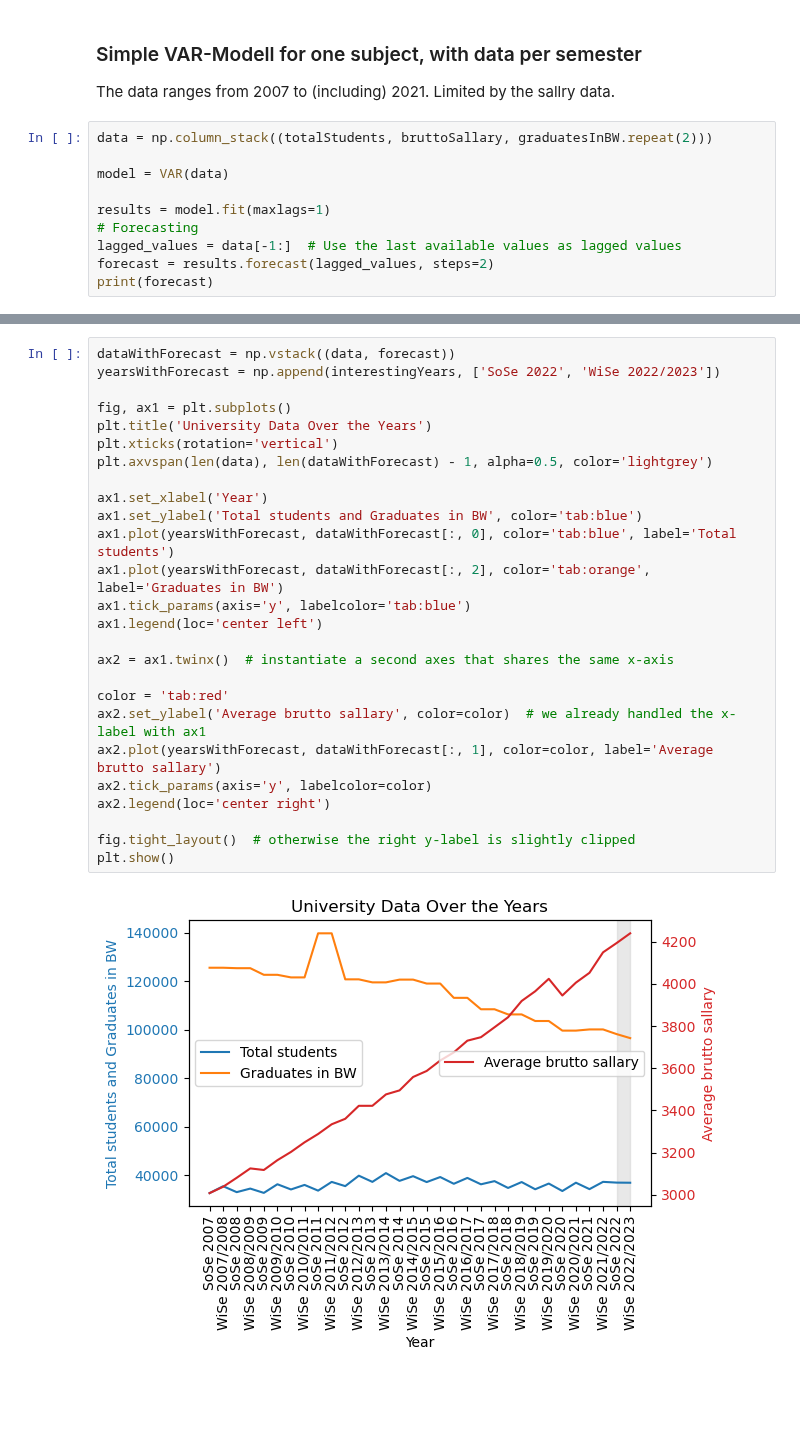
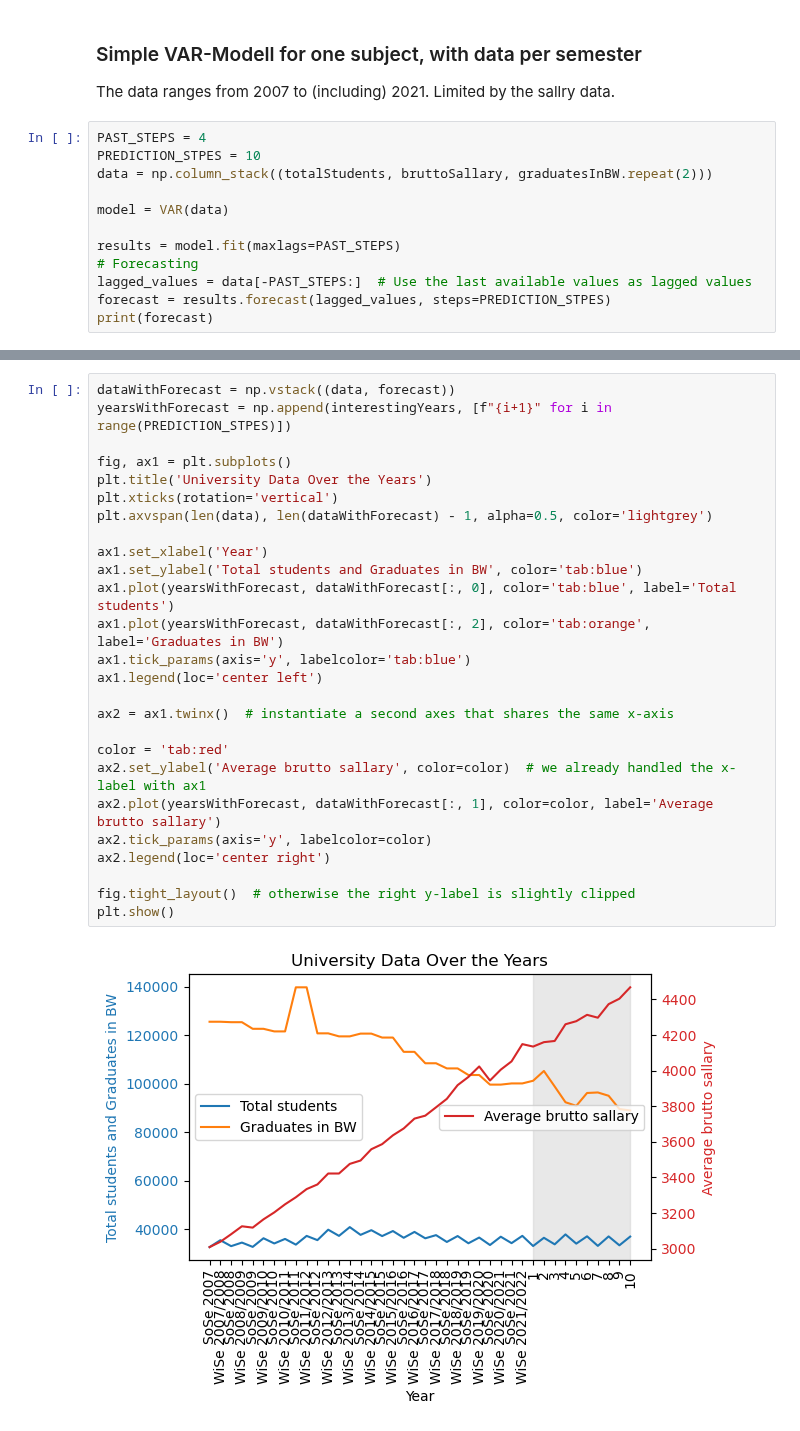
Before and after one commit to mxs01/AnalysingStudentDevelopment, a Jupyter notebook: code/regression.ipynb, the cells around one changed output, grey strips where cells are left out. Cells and saved outputs as stored; diff of their text form; blank space fills up the shorter version.

Commit message:
adjust lag and forecast

```diff
--- a/code/regression.ipynb
+++ b/code/regression.ipynb
@@ -71,13 +71,15 @@ plt.show()
 The data ranges from 2007 to (including) 2021.
 Limited by the sallry data.
 # %%
+PAST_STEPS = 4
+PREDICTION_STPES = 10
 data = np.column_stack((totalStudents, bruttoSallary, graduatesInBW.repeat(2)))
 
 model = VAR(data)
 
-results = model.fit(maxlags=1)
+results = model.fit(maxlags=PAST_STEPS)
 # Forecasting
-lagged_values = data[-1:]  # Use the last available values as lagged values
-forecast = results.forecast(lagged_values, steps=2)
+lagged_values = data[-PAST_STEPS:]  # Use the last available values as lagged values
+forecast = results.forecast(lagged_values, steps=PREDICTION_STPES)
 print(forecast)
 # %% [output]
@@ -86,28 +96,28 @@ print(forecast)
 # %%
 dataWithForecast = np.vstack((data, forecast))
-yearsWithForecast = np.append(interestingYears, ['SoSe 2022', 'WiSe 2022/2023'])
+yearsWithForecast = np.append(interestingYears, [f"{i+1}" for i in range(PREDICTION_STPES)])
 
 fig, ax1 = plt.subplots()
 plt.title('University Data Over the Years')
 plt.xticks(rotation='vertical')
 plt.axvspan(len(data), len(dataWithForecast) - 1, alpha=0.5, color='lightgrey')
 
 ax1.set_xlabel('Year')
 ax1.set_ylabel('Total students and Graduates in BW', color='tab:blue')
 ax1.plot(yearsWithForecast, dataWithForecast[:, 0], color='tab:blue', label='Total students')
 ax1.plot(yearsWithForecast, dataWithForecast[:, 2], color='tab:orange', label='Graduates in BW')
 ax1.tick_params(axis='y', labelcolor='tab:blue')
 ax1.legend(loc='center left')
 
 ax2 = ax1.twinx()  # instantiate a second axes that shares the same x-axis
 
 color = 'tab:red'
 ax2.set_ylabel('Average brutto sallary', color=color)  # we already handled the x-label with ax1
 ax2.plot(yearsWithForecast, dataWithForecast[:, 1], color=color, label='Average brutto sallary')
 ax2.tick_params(axis='y', labelcolor=color)
 ax2.legend(loc='center right')
 
 fig.tight_layout()  # otherwise the right y-label is slightly clipped
 plt.show()
 # %% [output]
-[figure, old version]
+[figure, new version]
```
Also changed, not shown: parts of 1 cell of this notebook.
